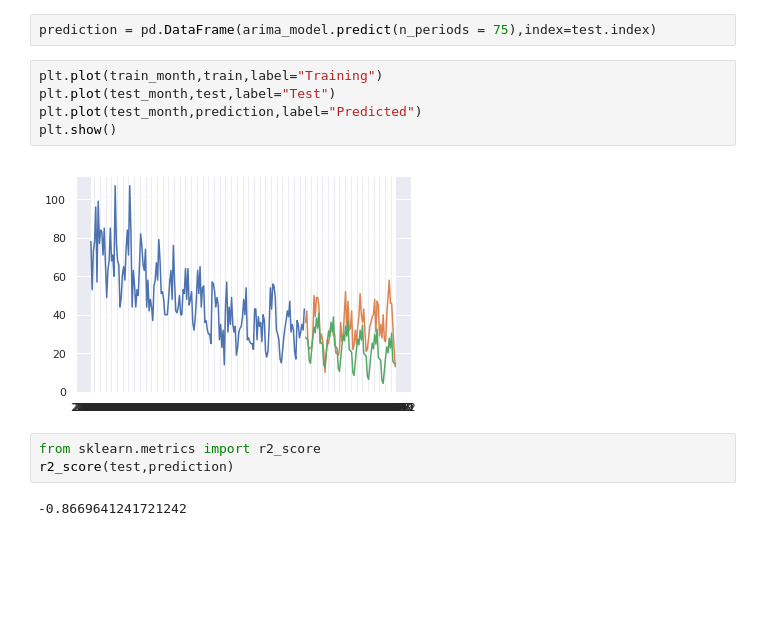
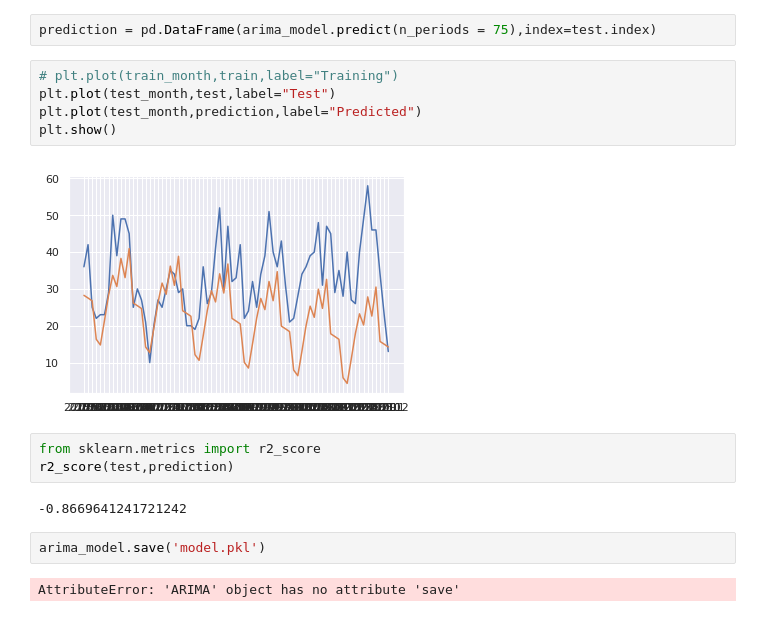
Before and after one commit to cagaraza/DPS2021, a Jupyter notebook: Data Exploration.ipynb, the cells around one changed output. Saved outputs shown, nothing was run; the diff lists cells and outputs as text; blank space fills up the shorter version.

```diff
--- a/Data Exploration.ipynb
+++ b/Data Exploration.ipynb
@@ -423,14 +430,18 @@ Warnings:
 # %%
 prediction = pd.DataFrame(arima_model.predict(n_periods = 75),index=test.index)
 # %%
-plt.plot(train_month,train,label="Training")
+# plt.plot(train_month,train,label="Training")
 plt.plot(test_month,test,label="Test")
 plt.plot(test_month,prediction,label="Predicted")
 plt.show()
 # %% [output]
-[figure, old version]
+[figure, new version]
 # %%
 from sklearn.metrics import r2_score
 r2_score(test,prediction)
 # %% [output]
 -0.8669641241721242
+# %%
+arima_model.save('model.pkl')
+# %% [output]
+AttributeError: 'ARIMA' object has no attribute 'save'
```
Also changed, not shown: parts of 2 cells of this notebook, 1 other file.
